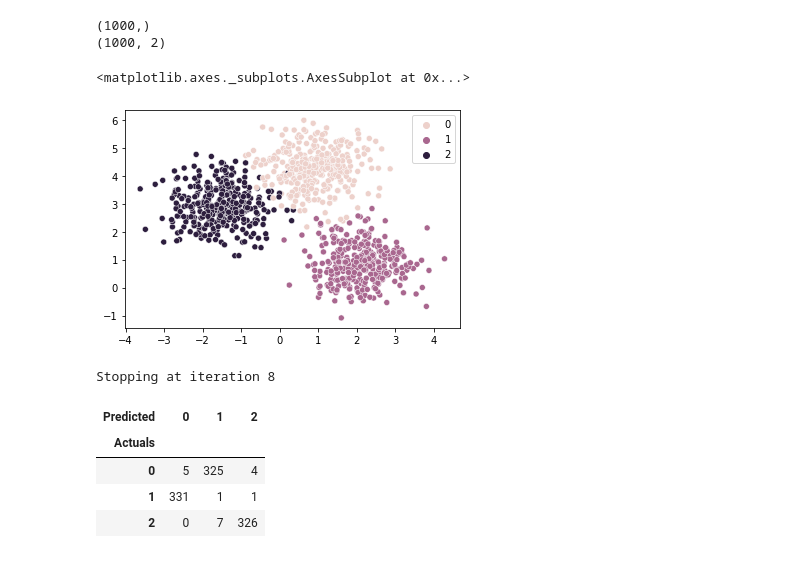
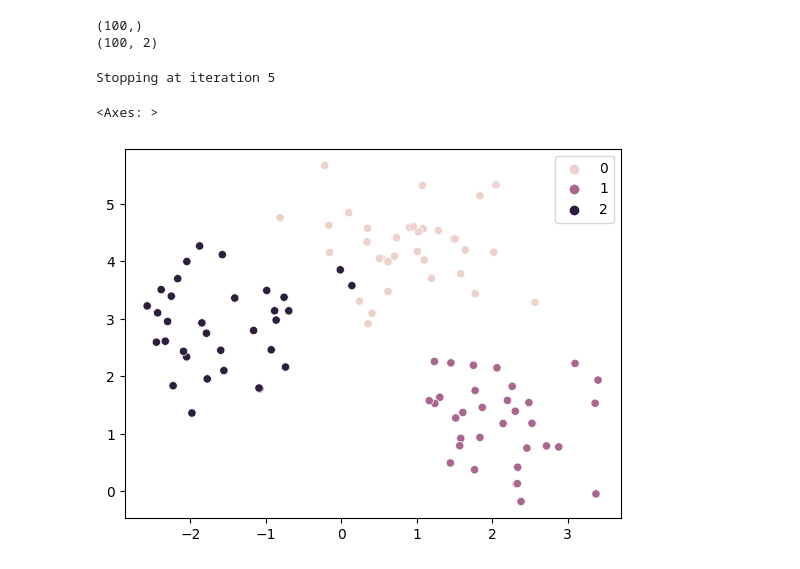
Before and after one commit to al1313/learn_ds_algorithms, a Jupyter notebook: algorithms/k_means/k_means.ipynb, the cells around one changed output. Cells and saved outputs as stored; diff of their text form; code cells hidden in the pictures.

Commit message:
Reorganised chart and remove crosstab comparison

```diff
--- a/algorithms/k_means/k_means.ipynb
+++ b/algorithms/k_means/k_means.ipynb
@@ -6,7 +6,7 @@ import random
 from sklearn.datasets import make_blobs
 # %%
 X, y = make_blobs(
-   n_samples=1000, n_features=2,
+   n_samples=100, n_features=2,
    centers=3, cluster_std=0.7,
    shuffle=True, random_state=0
 )
@@ -14,5 +14,5 @@ X, y = make_blobs(
 print(y.shape)
 print(X.shape)
 # %% [output]
-(1000,)
-(1000, 2)
+(100,)
+(100, 2)
@@ -19,5 +69,13 @@ print(X.shape)
+# %%
+# get k value
+k = len(np.unique(y))
+KM = KMeans(k=k, max_iterations=100)
+labels = KM.main(X.T)
+# %% [output]
+Stopping at iteration 5
 # %%
-sns.scatterplot(X[:,0],X[:,1],hue=y.reshape(-1))
+# true scatter plots
+sns.scatterplot(x=X[:,0], y=X[:,1],hue=y.reshape(-1))
 # %% [output]
-<matplotlib.axes._subplots.AxesSubplot at 0x...>
+<Axes: >
-[figure, old version]
+[figure, new version]
@@ -76,15 +82 @@ class KMeans():
-# %%
-KM = KMeans(k=3, max_iterations=100)
-labels = KM.main(X.T)
-# %% [output]
-Stopping at iteration 8
-# %%
-import pandas as pd
-pd.crosstab(y, labels,  rownames=['Actuals'], colnames=['Predicted'])
-# %% [output]
-| Predicted | 0 | 1 | 2 |
-| Actuals |  |  |  |
-| 0 | 5 | 325 | 4 |
-| 1 | 331 | 1 | 1 |
-| 2 | 0 | 7 | 326 |
 # %%
```
Also changed, not shown: parts of 3 cells of this notebook.
